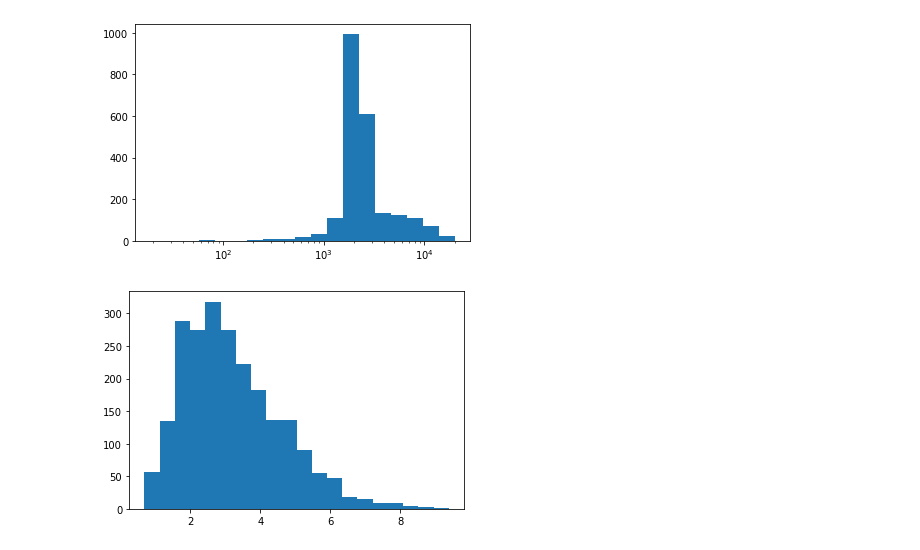
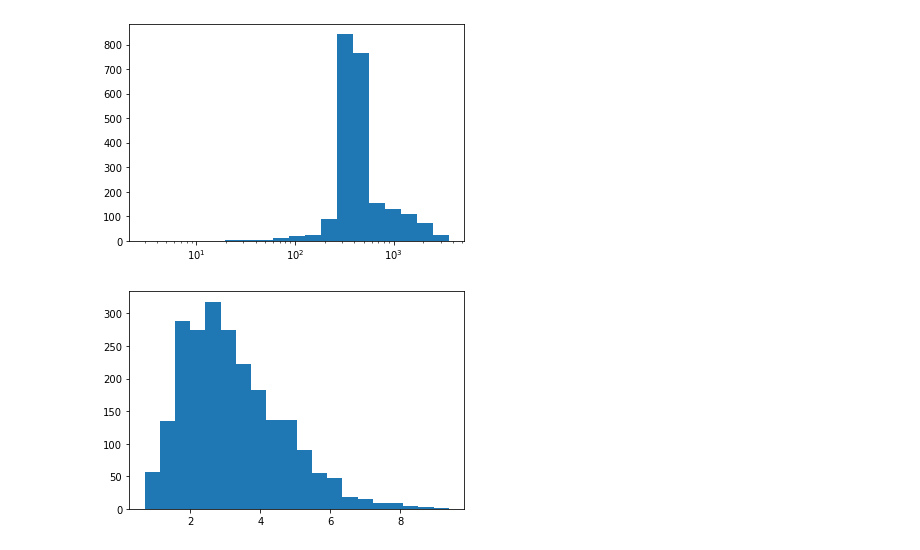
Before and after one commit to TheJproject/deeplearning, a Jupyter notebook: newAE_Conv.ipynb, the cells around one changed output. Saved outputs shown, nothing was run; the diff lists cells and outputs as text; code cells hidden in the pictures.

```diff
--- a/newAE_Conv.ipynb
+++ b/newAE_Conv.ipynb
@@ -30,15 +31,16 @@ df0.head()
 # %%
 def plot_loghist(x, bins):
     logbins = np.logspace(np.log10(min(x)),np.log10(max(x)),bins)
     plt.hist(x, bins=logbins)
     plt.xscale('log')
     plt.show()
 
 # most recordings last ~2000 steps
-zacc = df0['GM.acc.xyz.z']
+zacc = df0['GM.obd.spd_veh.value']
 plot_loghist(zacc.map(len), bins=20)
+ZACC_df1 = df0['GM.obd.spd_veh.value']
 # %% [output]
-[figure, old version]
+[figure, new version]
 # %%
 # distribution of IRI mean
 iri = df0['IRI_mean']
```
Also changed, not shown: parts of 31 cells of this notebook, 3 other files.
